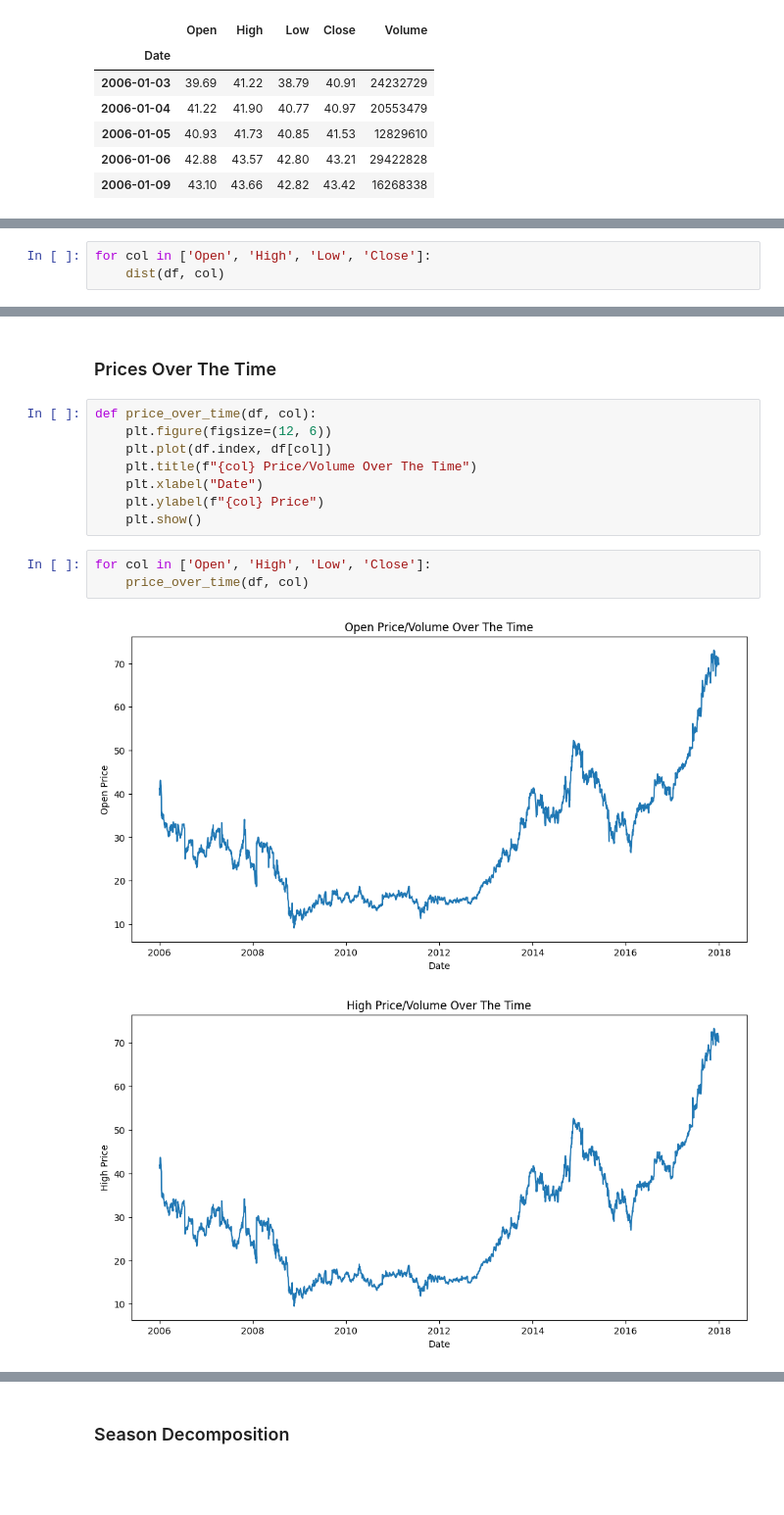
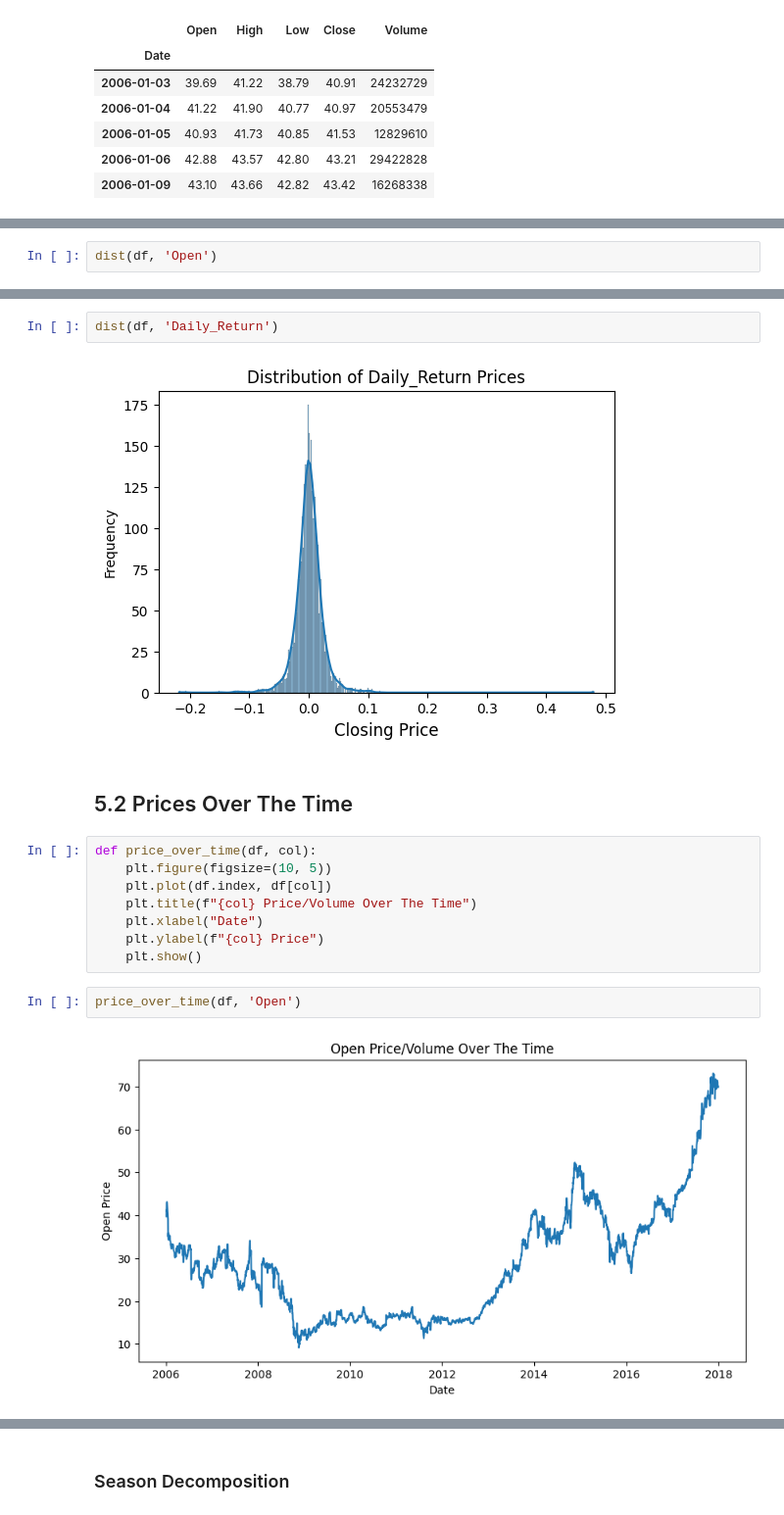
Before and after one commit to mohammadreza-mohammadi94/DataAnalysis-And-MachineLearning, a Jupyter notebook: Stocks/AABA.ipynb, the cells around one changed output, grey strips where cells are left out. Shown at 98% size. Cells and saved outputs as stored; diff of their text form; blank space fills up the shorter version.

```diff
--- a/Stocks/AABA.ipynb
+++ b/Stocks/AABA.ipynb
@@ -112,6 +320,5 @@ def dist(df, col):
     plt.ylabel("Frequency")
     plt.show()
 # %%
-for col in ['Open', 'High', 'Low', 'Close']:
-    dist(df, col)
+dist(df, 'Open')
 # %% [output]
@@ -122,16 +350,18 @@ for col in ['Open', 'High', 'Low', 'Close']:
+# %%
+dist(df, 'Daily_Return')
+# %% [output]
+[figure, added]
 # %% [markdown]
-### Prices Over The Time
+## 5.2 Prices Over The Time <a id=5.2></a>
 # %%
 def price_over_time(df, col):
-    plt.figure(figsize=(12, 6))
+    plt.figure(figsize=(10, 5))
     plt.plot(df.index, df[col])
     plt.title(f"{col} Price/Volume Over The Time")
     plt.xlabel("Date")
     plt.ylabel(f"{col} Price")
     plt.show()
 # %%
-for col in ['Open', 'High', 'Low', 'Close']:
-    price_over_time(df, col)
+price_over_time(df, 'Open')
 # %% [output]
-[figure, old version]
+[figure, new version]
-[figure, removed]
```
Also changed, not shown: parts of 81 cells of this notebook.
